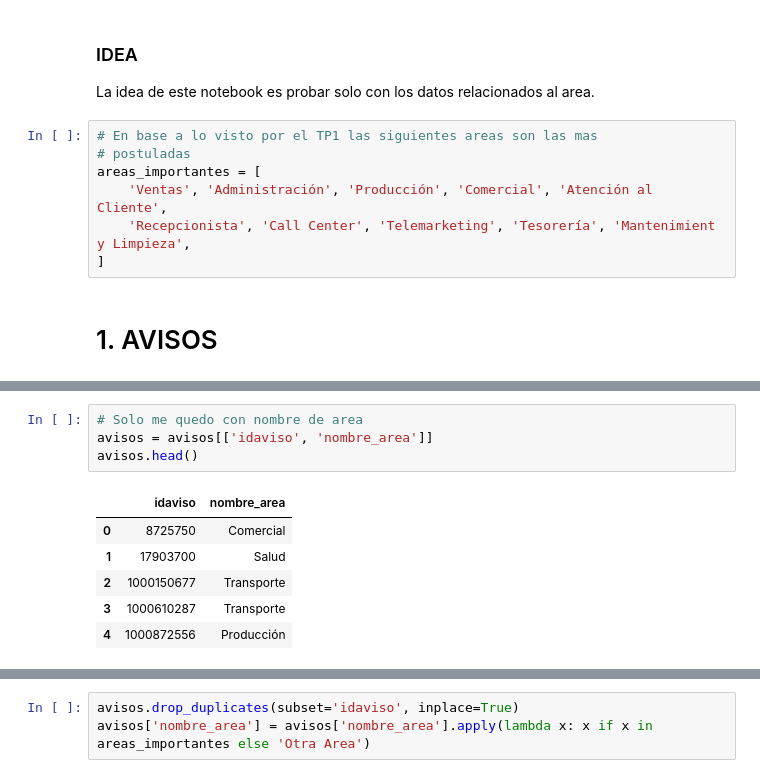
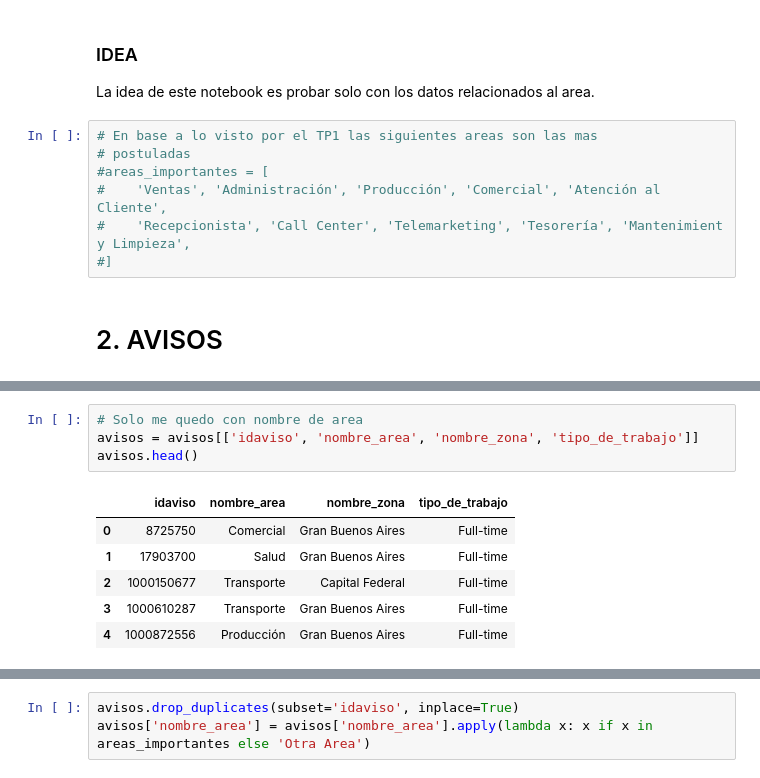
Before and after one commit to SergioCalvani/TP2-Datos, a Jupyter notebook: Notebooks/notebookv02.ipynb, the cells around one changed output, grey strips where cells are left out. Drawn from its saved outputs; the diff is of its cells as text.

```diff
--- a/Notebooks/notebookv02.ipynb
+++ b/Notebooks/notebookv02.ipynb
@@ -18,12 +18,12 @@ La idea de este notebook es probar solo con los datos relacionados al area.
 # %%
 # En base a lo visto por el TP1 las siguientes areas son las mas
 # postuladas
-areas_importantes = [
-    'Ventas', 'Administración', 'Producción', 'Comercial', 'Atención al Cliente',
-    'Recepcionista', 'Call Center', 'Telemarketing', 'Tesorería', 'Mantenimient y Limpieza',
-]
+#areas_importantes = [
+#    'Ventas', 'Administración', 'Producción', 'Comercial', 'Atención al Cliente',
+#    'Recepcionista', 'Call Center', 'Telemarketing', 'Tesorería', 'Mantenimient y Limpieza',
+#]
 # %% [markdown]
-# 1. AVISOS
+# 2.  AVISOS
 # %%
 avisos = pd.concat([
     pd.read_csv("../input/datos/fiuba_6_avisos_detalle.csv"),
@@ -41,12 +41,12 @@ avisos.head()
 | 4 | 1000872556 | 1 | Operarios de Planta - Rubro Elect... | <p><strong>OPERARIOS DE PLANTA</s... | Gran Buenos Aires | NaN | NaN | Full-time | ... |
 # %%
 # Solo me quedo con nombre de area
-avisos = avisos[['idaviso', 'nombre_area']]
+avisos = avisos[['idaviso', 'nombre_area', 'nombre_zona', 'tipo_de_trabajo']]
 avisos.head()
 # %% [output]
-|  | idaviso | nombre_area |
-| 0 | 8725750 | Comercial |
-| 1 | 17903700 | Salud |
-| 2 | 1000150677 | Transporte |
-| 3 | 1000610287 | Transporte |
-| 4 | 1000872556 | Producción |
+|  | idaviso | nombre_area | nombre_zona | tipo_de_trabajo |
+| 0 | 8725750 | Comercial | Gran Buenos Aires | Full-time |
+| 1 | 17903700 | Salud | Gran Buenos Aires | Full-time |
+| 2 | 1000150677 | Transporte | Capital Federal | Full-time |
+| 3 | 1000610287 | Transporte | Gran Buenos Aires | Full-time |
+| 4 | 1000872556 | Producción | Gran Buenos Aires | Full-time |
```
Also changed, not shown: parts of 48 cells of this notebook.
